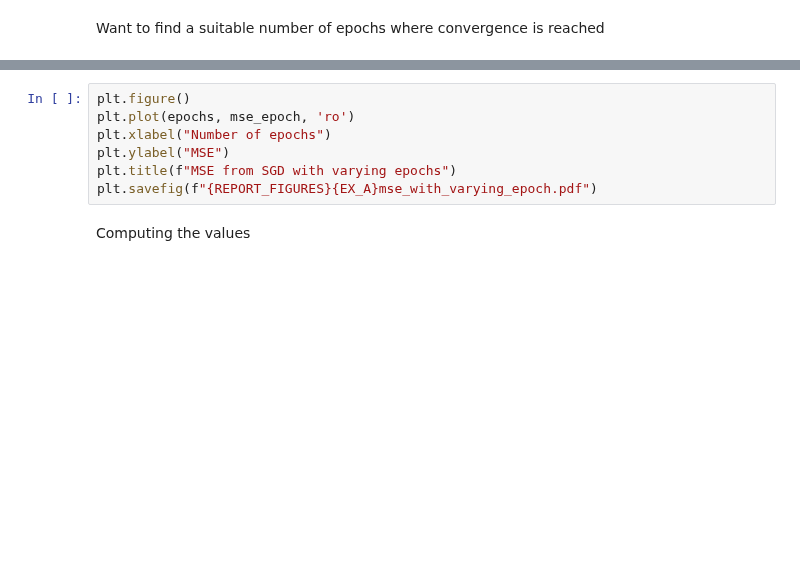
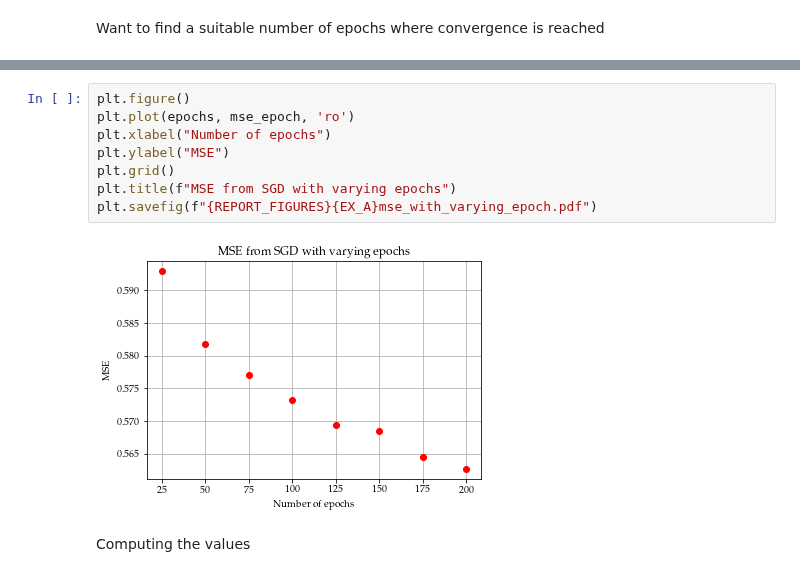
Before and after one commit to AndreasBordvik/FYS-STK4155-Prj2_report, a Jupyter notebook: code/Part_A.ipynb, the cells around one changed output, grey strips where cells are left out. Saved outputs shown, nothing was run; the diff lists cells and outputs as text; blank space fills up the shorter version.

```diff
--- a/code/Part_A.ipynb
+++ b/code/Part_A.ipynb
@@ -157,10 +162,13 @@ KeyboardInterrupt:
 # %%
 plt.figure()
 plt.plot(epochs, mse_epoch, 'ro')
 plt.xlabel("Number of epochs")
 plt.ylabel("MSE")
+plt.grid()
 plt.title(f"MSE from SGD with varying epochs")
 plt.savefig(f"{REPORT_FIGURES}{EX_A}mse_with_varying_epoch.pdf")
+# %% [output]
+[figure, added]
 # %% [markdown]
 Computing the values
 # %%
```
Also changed, not shown: parts of 15 cells of this notebook, 2 other files.
